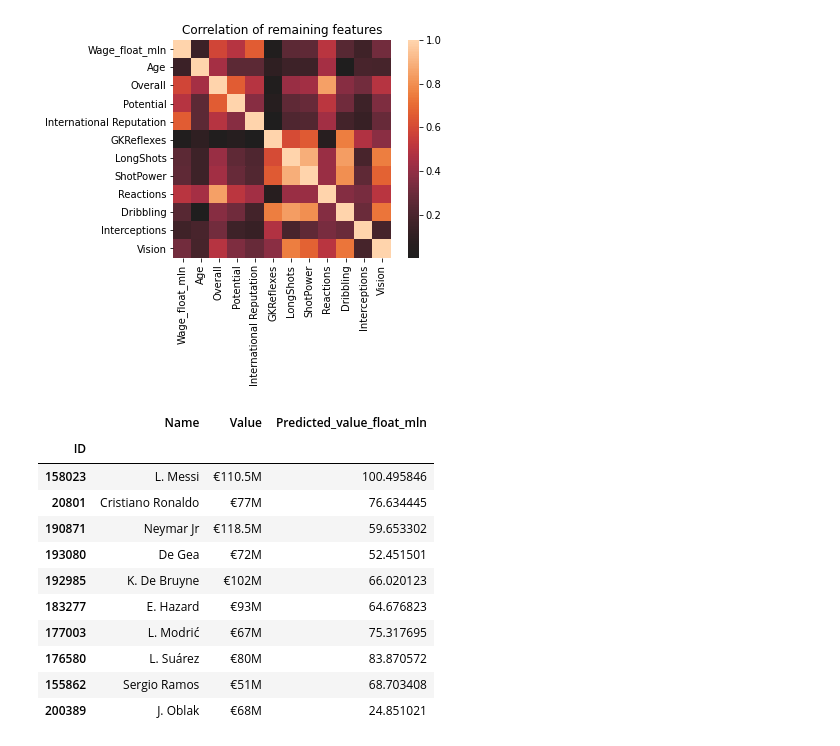
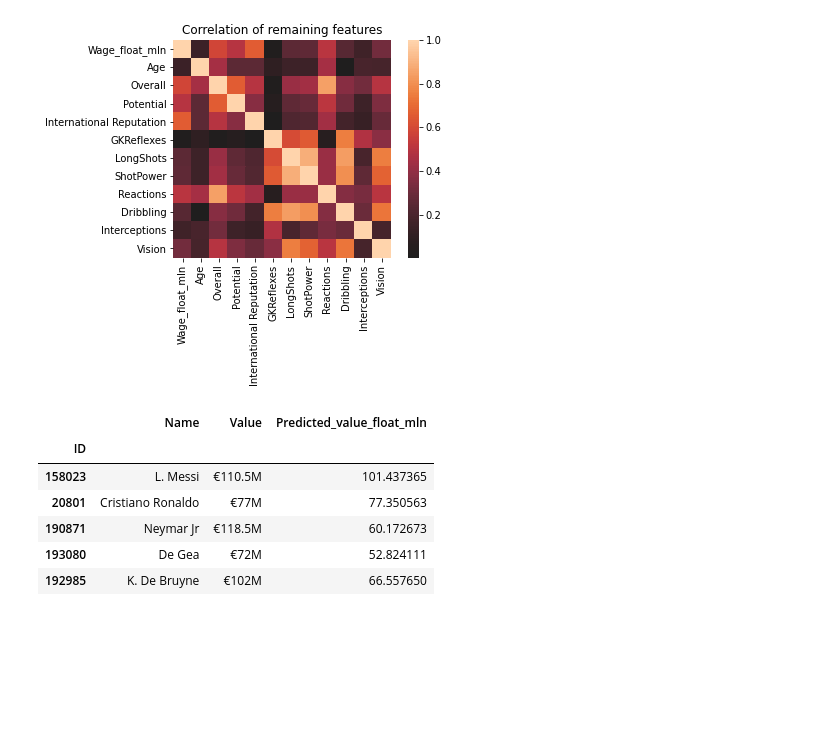
Before and after one commit to fedorxivanov/rsschool-ml-intro, a Jupyter notebook: 2_lr_seminar_and_homework.ipynb, the cells around one changed output. Drawn from its saved outputs; the diff is of its cells as text; code cells hidden in the pictures; blank space fills up the shorter version.

```diff
--- a/2_lr_seminar_and_homework.ipynb
+++ b/2_lr_seminar_and_homework.ipynb
@@ -543,22 +547,17 @@ X_tr, X_tst, y_tr, y_tst = train_test_split(data_clean[lowly_correlated_features
 # %%
 # PART 5. Train a model on train dataset, make predictions both for train and test. (0.5 points)
 lr = Ridge(alpha=0) # select the type of the linear regression
 lr.fit(X=X_tr, y=y_tr) # fit the model using training data set
 data_clean['Predicted_value_float_mln'] = lr.predict(data_clean[lowly_correlated_features].values) # store predicted values to the column (test + train at the same time)
-data_clean[['Name', 'Value', 'Predicted_value_float_mln']].head(10) # display first 10 rows
+data_clean[['Name', 'Value', 'Predicted_value_float_mln']].head(5) # display first 5 rows
 # %% [output]
 |  | Name | Value | Predicted_value_float_mln |
 | ID |  |  |  |
-| 158023 | L. Messi | €110.5M | 100.495846 |
-| 20801 | Cristiano Ronaldo | €77M | 76.634445 |
-| 190871 | Neymar Jr | €118.5M | 59.653302 |
-| 193080 | De Gea | €72M | 52.451501 |
-| 192985 | K. De Bruyne | €102M | 66.020123 |
-| 183277 | E. Hazard | €93M | 64.676823 |
-| 177003 | L. Modrić | €67M | 75.317695 |
-| 176580 | L. Suárez | €80M | 83.870572 |
-| 155862 | Sergio Ramos | €51M | 68.703408 |
-| 200389 | J. Oblak | €68M | 24.851021 |
+| 158023 | L. Messi | €110.5M | 101.437365 |
+| 20801 | Cristiano Ronaldo | €77M | 77.350563 |
+| 190871 | Neymar Jr | €118.5M | 60.172673 |
+| 193080 | De Gea | €72M | 52.824111 |
+| 192985 | K. De Bruyne | €102M | 66.557650 |
 # %%
 # PART 6. Measure the model quality in terms of MSE in train and test samples, (0.5 points)
 y_pred_tr = lr.predict(X_tr)
```
Also changed, not shown: parts of 9 cells of this notebook, 1 other file.
